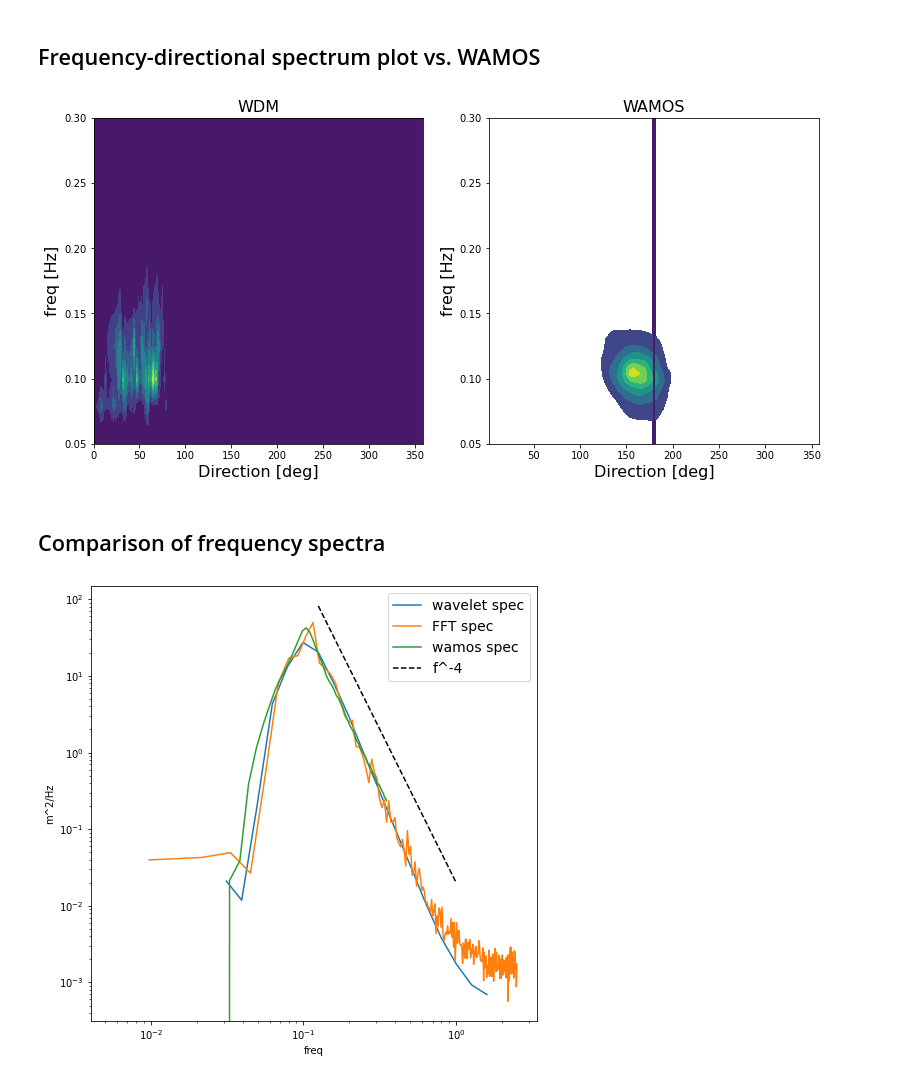
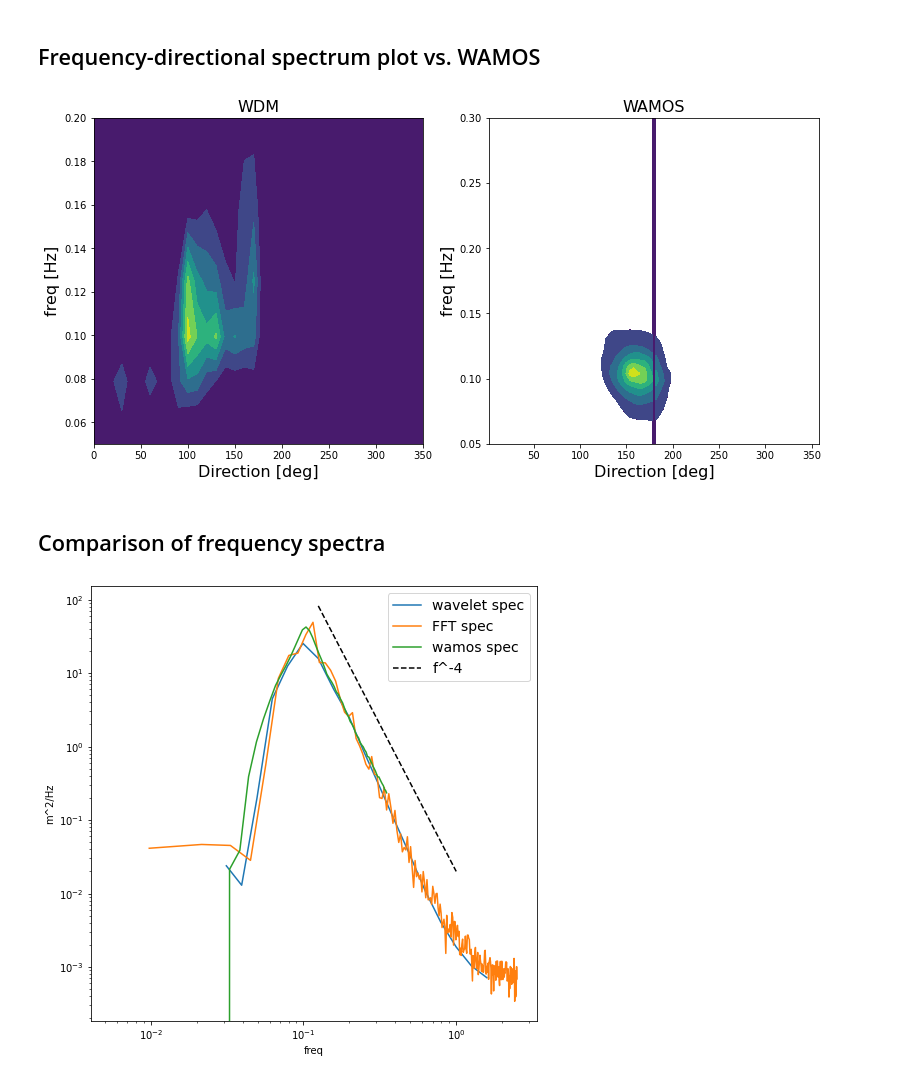
Before and after one commit to mikapm/pywdm, a Jupyter notebook: pywdm/wdm_tests.ipynb, the cells around one changed output. Saved outputs shown, nothing was run; the diff lists cells and outputs as text; code cells hidden in the pictures.

```diff
--- a/pywdm/wdm_tests.ipynb
+++ b/pywdm/wdm_tests.ipynb
@@ -524,7 +524,7 @@ class WaveletDirectionalMethod():
         nd = int(360/res)
 
         # Calculate frequencies for normalizing (df) and initialize spectrum array Efd
-        df = freqs * np.log(2) / wdm.nv # For normalizing the spectrum
+        df = freqs * np.log(2) / self.nv # For normalizing the spectrum
         Efd = np.zeros((nf, nd)) # Spectrum array
         dth = res * np.pi/180 # Directional resolution in radians
         C = 1.03565; # This corrects for the non-orthogonality of the Morlet wavelets?
@@ -556,11 +558,11 @@ The geometry of the laser array is shown in the figure below (from [Malila et al
 # %%
 # Define A and R arrays for Ekofisk laser array (LASAR)
 # See figure above for visualization of array geometry.
-a_l1 = 135 # Angle from origin to L1 (see figure)
-a_l2 = 45
-a_l3 = 225
-a_l4 = 315
-A = np.array([a_l3, a_l2, a_l1, a_l4]).astype(float) # Angles from center. Order: L3, L2, L1, L4
+a_l1 = 135 +21 # Angle from origin to L1 (see figure)
+a_l2 = 45 +21
+a_l3 = 315  +21
+a_l4 = 225 +21
+A = np.array([a_l2, a_l1, a_l4, a_l3]).astype(float) # Angles from center. Order: L3, L2, L1, L4
 # Convert angles to radians
 A *= (np.pi / 180)
 # Radius of array (m). i.e. Polar coordinates of the staffs
@@ -568,16 +570,17 @@ o_l1 = 3679 / 2 # Distance from origin to L1 (see figure)
 o_l2 = 3672 / 2
 o_l3 = 3679 / 2
 o_l4 = 3672 / 2
-R = np.array([o_l3, o_l2, o_l1, o_l4]) / 1000
+R = np.array([o_l2, o_l1, o_l4, o_l3]) / 1000
 
 # Initialize WDM class using default (Ekofisk LASAR) parameters
 wdm = WaveletDirectionalMethod(A, R, lf=0.05, hf=0.8, nv=3)
-arr = np.array([dfc['L3-QC.3'].values,
-                dfc['L2-QC.3'].values,
+arr = np.array([dfc['L2-QC.3'].values,
                 dfc['L1-QC.3'].values,
-                dfc['L4-QC.3'].values]) # Wave staff array
+                dfc['L4-QC.3'].values,
+                dfc['L3-QC.3'].values]) # Wave staff array
 
 # Run WDM algorithm
 Amp, K, Th, freqs = wdm.wdm_kth(arr.T)
 # Get f-theta and f spectra
-Efd, S = wdm.spec_fth(Amp, np.rad2deg(Th), freqs, res=1)
+# Efd, S = wdm.spec_fth(Amp, np.rad2deg(Th), freqs, res=10)
+Efd, S = wdm.spec_fth(Amp, Th*(180/np.pi), freqs, res=10)
@@ -631,29 +638,29 @@ plt.close()
 # %%
 # Frequency-direction spectrum plot
 
 fig, axes = plt.subplots(figsize=(13,6), ncols=2,)
-res = 1
+res = 10
 dirs = np.arange(0, 360, res)
 # dirs = (dirs + wdm.ang_offset) % 360
 # WDM spec
 axes[0].contourf(dirs, freqs, Efd)
-# axes[0].set_xlim([100, 150])
-axes[0].set_ylim([0.05, 0.3])
+# axes[0].set_xlim([100, 200])
+axes[0].set_ylim([0.05, 0.2])
 axes[0].set_title('WDM', fontsize=16)
 axes[0].set_ylabel('freq [Hz]', fontsize=16)
 axes[0].set_xlabel('Direction [deg]', fontsize=16)
 # WAMOS spec
 axes[1].contourf(dsw.direction.data, dsw.freq, dsw.WAMOS_spec.T)
 # axes[1].set_xlim([100, 200])
 axes[1].set_ylim([0.05, 0.3])
 axes[1].set_title('WAMOS', fontsize=16)
 axes[1].set_ylabel('freq [Hz]', fontsize=16)
 axes[1].set_xlabel('Direction [deg]', fontsize=16)
 
 plt.show()
 plt.close()
 # %% [output]
-[figure, old version]
+[figure, new version]
 # %% [markdown]
 ## Comparison of frequency spectra
 # %%
@@ -677,4 +684,4 @@ ax.set_ylabel('m^2/Hz')
 plt.show()
 plt.close()
 # %% [output]
-[figure, old version]
+[figure, new version]
```
Also changed, not shown: parts of 2 cells of this notebook.
